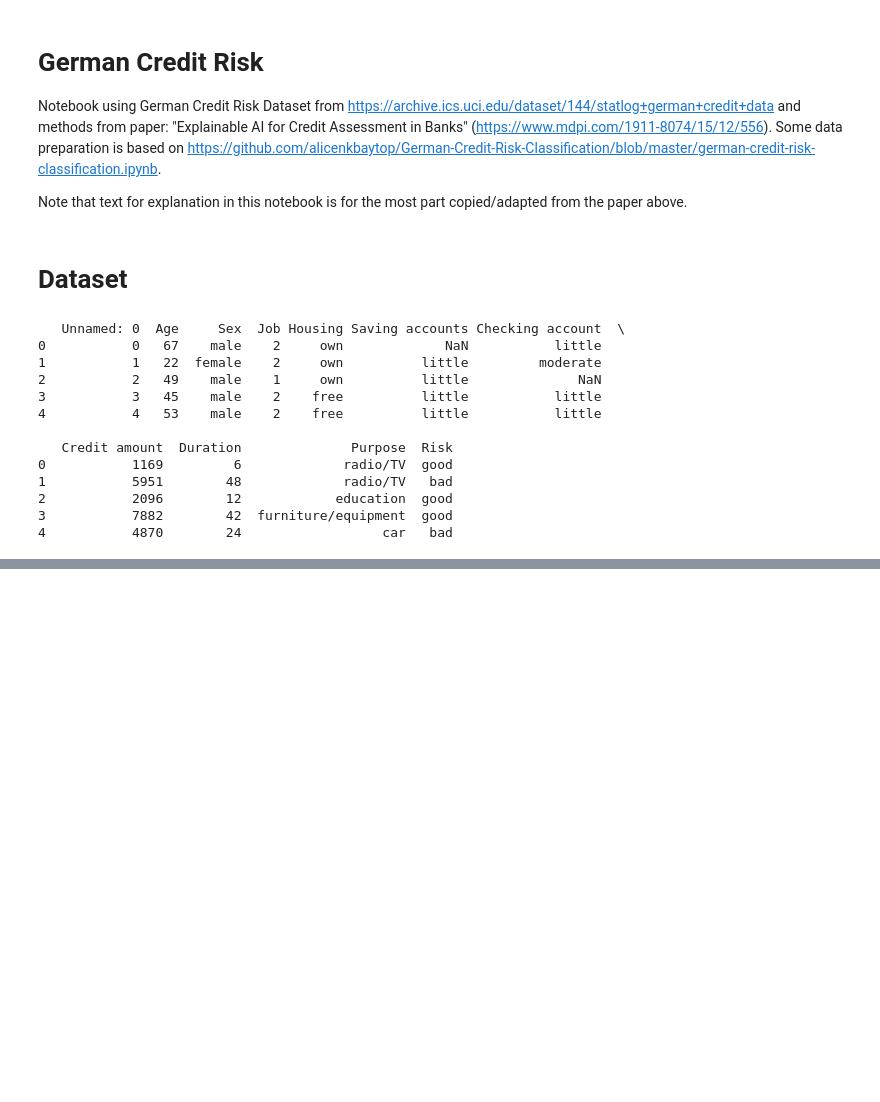
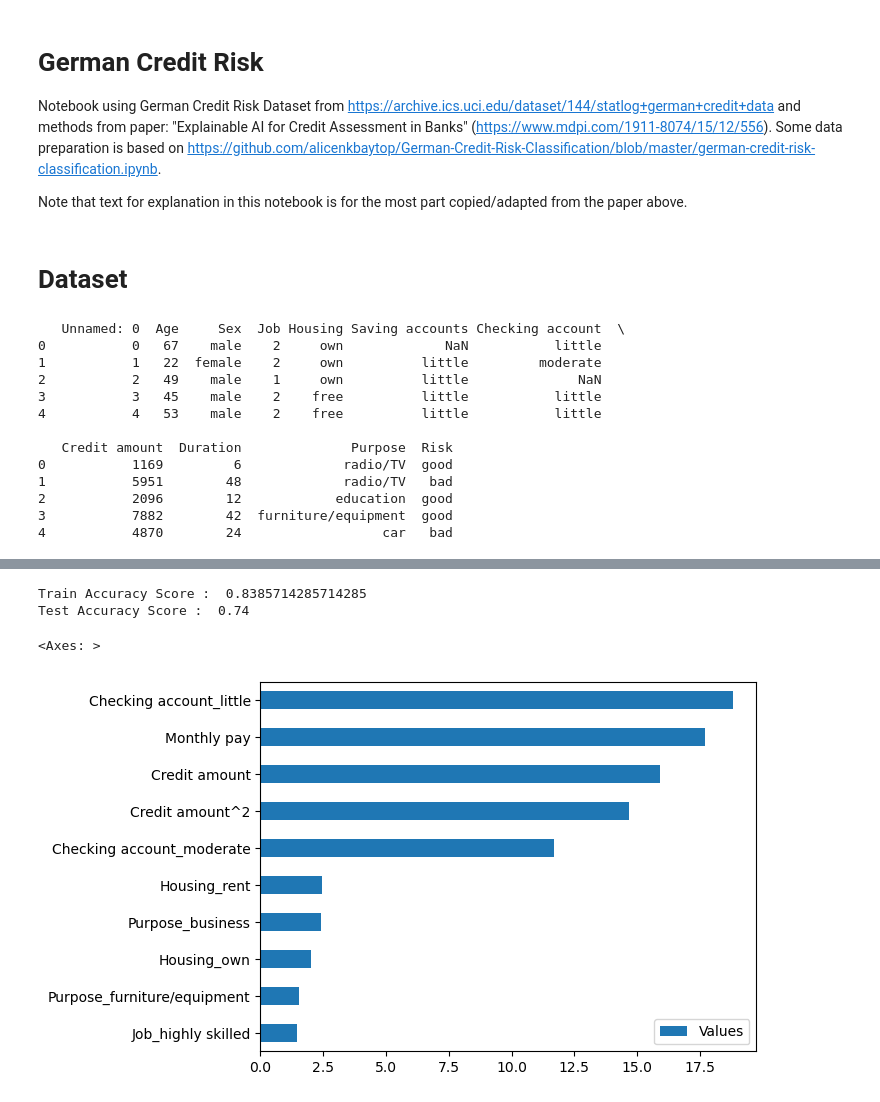
Before and after one commit to RIVACON/RiVaPy, a Jupyter notebook: notebooks/credit/german_creditrisk_XAI.ipynb, the cells around one changed output, grey strips where cells are left out. Saved outputs shown, nothing was run; the diff lists cells and outputs as text; code cells hidden in the pictures; blank space fills up the shorter version.

```diff
--- a/notebooks/credit/german_creditrisk_XAI.ipynb
+++ b/notebooks/credit/german_creditrisk_XAI.ipynb
@@ -37,0 +70,7 @@ df["Credit amount^2"] = df["Credit amount"]**2
+# %%
+df["Job"]=pd.Categorical(df["Job"],categories=[0,1,2,3],ordered=True)
+df["Cat Age"]=pd.Categorical(df["Cat Age"],categories=['0-25','25-30', '30-35','35-40','40-50','50-75'])
+df["Cat Duration"]=pd.Categorical(df["Cat Duration"],categories=['0-12','12-24', '24-36','36-48','48-60','60-72'])
+# %%
+df=df.drop(["Unnamed: 0"],axis=1)
+df.head()
@@ -37,0 +84,3 @@ df["Credit amount^2"] = df["Credit amount"]**2
+# %%
+df = df.dropna()
+df.head()
@@ -37,0 +99,4 @@ df["Credit amount^2"] = df["Credit amount"]**2
+# %%
+X=df.drop(["Risk"],axis=1)
+Y=df["Risk"]
+X_train,X_test,Y_train,Y_test=train_test_split(X,Y,test_size=0.3,random_state=0)
@@ -37,0 +121,15 @@ df["Credit amount^2"] = df["Credit amount"]**2
+# %%
+from sklearn.ensemble import GradientBoostingClassifier
+gbm_model = GradientBoostingClassifier(learning_rate = 0.01,max_depth = 5,min_samples_split = 10,n_estimators = 100).fit(X_train, Y_train)
+
+print("Train Accuracy Score : ",accuracy_score(Y_train,gbm_model.predict(X_train)))
+print("Test Accuracy Score : ",accuracy_score(Y_test,gbm_model.predict(X_test)))
+
+Importance=pd.DataFrame({"Values":gbm_model.feature_importances_*100},index=list(X_test.columns))
+Importance.sort_values("Values",inplace=True,ascending=True)
+Importance[28:].plot.barh()
+# %% [output]
+Train Accuracy Score :  0.8385714285714285
+Test Accuracy Score :  0.74
+<Axes: >
+[figure, added]
```
Also changed, not shown: parts of 18 cells of this notebook.
